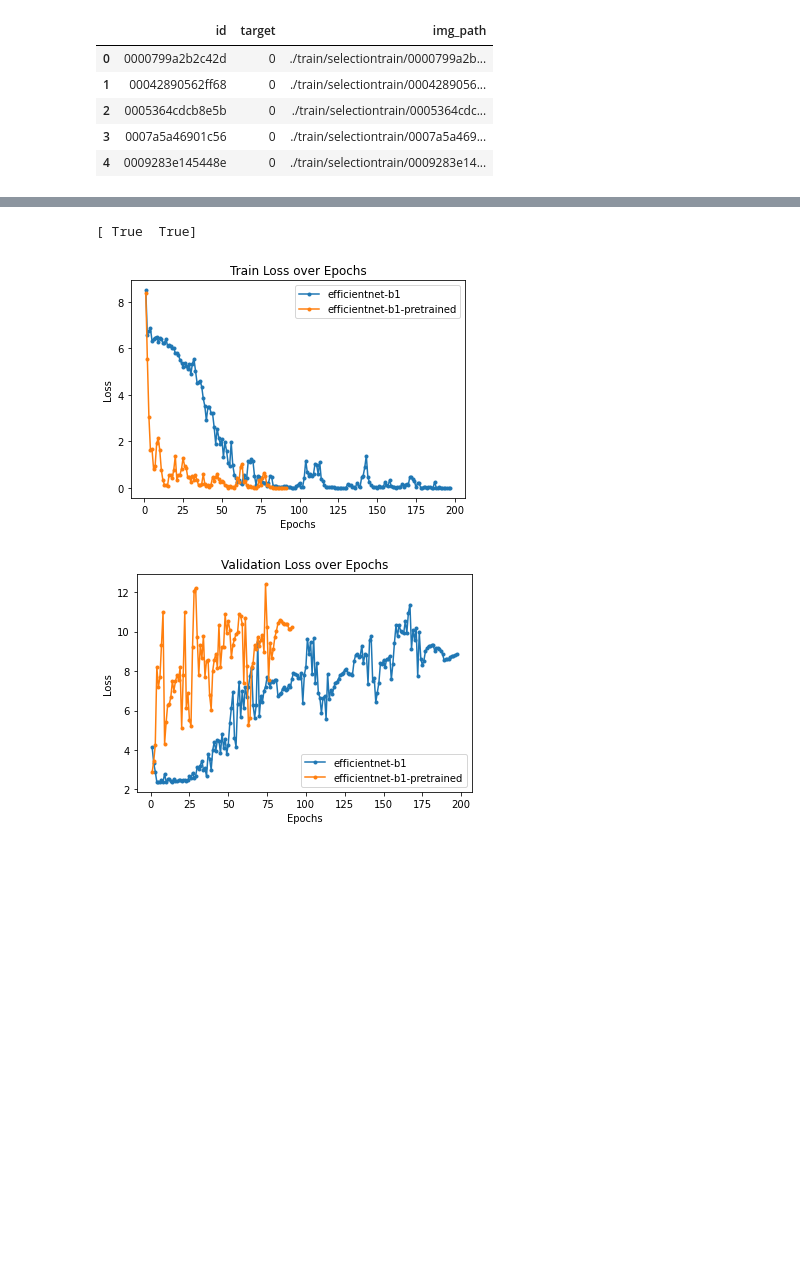
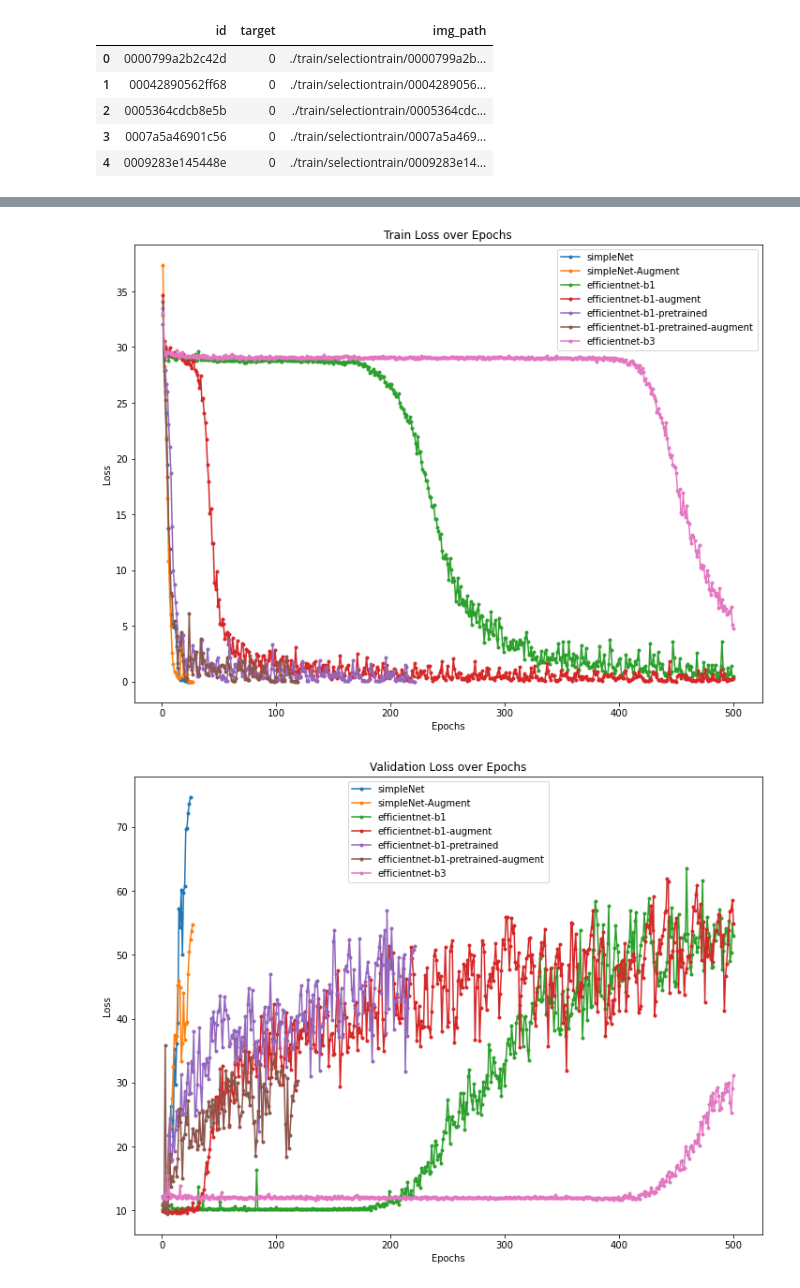
Before and after one commit to babreufig/seti-breakthrough-listen, a Jupyter notebook: modelCompare.ipynb, the cells around one changed output, grey strips where cells are left out. Cells and saved outputs as stored; diff of their text form; code cells hidden in the pictures; blank space fills up the shorter version.

```diff
--- a/modelCompare.ipynb
+++ b/modelCompare.ipynb
@@ -162,24 +204,33 @@ def evaluate(data_loader, model, device):
 
     return final_outputs, final_targets, loss_sum
 # %%
-baseline_name = 'efficientnet-b1' # Die Architektur bzw. das Netz? Warum ausgerechnet das?
+baseline_name = ['efficientnet-b1', 'efficientnet-b3'] # Die Architektur bzw. das Netz? Warum ausgerechnet das?
 pretrained_model = {
-    baseline_name: './checkpoint/efficientnet-b1-dbc7070a.pth' # Checkpoint?
+    baseline_name[0]: './checkpoint/efficientnet-b1-dbc7070a.pth', # Checkpoint?
+    baseline_name[1]: './checkpoint/efficientnet-b3-c8376fa2.pth'
 }
 models = []
 device = "cuda"
-Batch_Size = 32
+Batch_Size = 16
 X = df_train.img_path.values
 Y = df_train.target.values
 #skf = StratifiedKFold(n_splits=5) # Cross Validation 5-fold, mehrschichtig (stratified)
 # -> https://scikit-learn.org/stable/auto_examples/model_selection/plot_cv_indices.html#sphx-glr-auto-examples-model-selection-plot-cv-indices-py)
 #fold = 0
 
-starter_models = [enetv2(baseline_name, pretrained=False, out_dim=1), enetv2(baseline_name, pretrained=True, out_dim=1)]
-names = ['efficientnet-b1', 'efficientnet-b1-pretrained']
-epochs = [0 for i in starter_models]
-train_losses = [[] for i in starter_models]
-valid_losses = [[] for i in starter_models]
-aurocs = [[] for i in starter_models]
+starter_models = [simpleNet(), simpleNet(),
+                  enetv2(baseline_name[0], pretrained=False, out_dim=1), enetv2(baseline_name[0], pretrained=False, out_dim=1),
+                  enetv2(baseline_name[0], pretrained=True, out_dim=1), enetv2(baseline_name[0], pretrained=True, out_dim=1),
+                  enetv2(baseline_name[1], pretrained=False, out_dim=1), enetv2(baseline_name[1], pretrained=False, out_dim=1),
+                  enetv2(baseline_name[1], pretrained=True, out_dim=1), enetv2(baseline_name[1], pretrained=True, out_dim=1)]
+
+names = ['simpleNet', 'simpleNet-Augment', 'efficientnet-b1', 'efficientnet-b1-augment',
+         'efficientnet-b1-pretrained', 'efficientnet-b1-pretrained-augment','efficientnet-b3', 'efficientnet-b3-augment',
+         'efficientnet-b3-pretrained', 'efficientnet-b3-pretrained-augment']
+
+epochs = [0 for i in names]
+train_losses = [[] for i in names]
+valid_losses = [[] for i in names]
+aurocs = [[] for i in names]
 
 it = 0
@@ -186,11 +240,11 @@ it = 0
 # %%
 for model in starter_models:
-    train_images, valid_images, train_targets, valid_targets = train_test_split(X, Y)
+    train_images, valid_images, train_targets, valid_targets = train_test_split(X, Y, random_state=2021)
     #model = enetv2(baseline_name, out_dim=1)
     model.to(device)
 
-    train_dataset = ClassificationDataset(image_paths=train_images, targets=train_targets)
-    valid_dataset = ClassificationDataset(image_paths=valid_images, targets=valid_targets)
+    train_dataset = ClassificationDataset(image_paths=train_images, targets=train_targets, augment=it%2!=0)
+    valid_dataset = ClassificationDataset(image_paths=valid_images, targets=valid_targets, augment=it%2!=0)
     train_loader = torch.utils.data.DataLoader(train_dataset, batch_size=Batch_Size,shuffle=True, num_workers=4)
     valid_loader = torch.utils.data.DataLoader(valid_dataset, batch_size=Batch_Size,shuffle=False, num_workers=4)
 
@@ -207,8 +261,8 @@ for model in starter_models:
     #for epoch in range(epochs):
     #while abs(last_roc_auc - roc_auc) > 0.001 or row < 2:
     #    if abs(last_roc_auc - roc_auc) < 0.001:
-    while abs(last_loss - train_loss) < 0.001 or row < 2 and epochs[it] < 500:
-        if abs(last_loss - train_loss) < 0.001:
+    while (abs(last_loss - train_loss) > 0.01 or row < 2) and epochs[it] < 500:
+        if abs(last_loss - train_loss) < 0.01:
             row += 1
         else:
             row = 0
@@ -255,36 +309,34 @@ np.save('train_losses.npy', np.array(train_losses))
 np.save('valid_losses.npy', np.array(valid_losses))
 np.save('aurocs.npy', np.array(aurocs))
 # %%
-ab = np.load('train_losses.npy', allow_pickle=True)
+#ab = np.load('train_losses.npy', allow_pickle=True)
-# %% [output]
-[ True  True]
 # %%
-plt.figure()
+plt.figure(figsize=(12,9))
 for i in range(len(models)):
     plt.plot(range(1, epochs[i]+1), train_losses[i], label=names[i], marker=".")
 plt.xlabel("Epochs")
 plt.ylabel("Loss")
 plt.legend()
 plt.title("Train Loss over Epochs")
 plt.show()
 
-plt.figure()
+plt.figure(figsize=(12, 9))
 for i in range(len(models)):
     plt.plot(range(1, epochs[i]+1), valid_losses[i], label=names[i], marker=".")
 plt.xlabel("Epochs")
 plt.ylabel("Loss")
 plt.legend()
 plt.title("Validation Loss over Epochs")
 plt.show()
 
-plt.figure()
+plt.figure(figsize=(12, 9))
 for i in range(len(models)):
     plt.plot(range(1, epochs[i]+1), aurocs[i], label=names[i], marker=".")
 plt.xlabel("Epochs")
 plt.ylabel("AUROC")
 plt.legend()
 plt.title("Validation AUROC over Epochs")
 plt.show()
 # %% [output]
-[figure, old version]
+[figure, new version]
-[figure, old version]
+[figure, new version]
```
Also changed, not shown: parts of 9 cells of this notebook, 3 other files.
